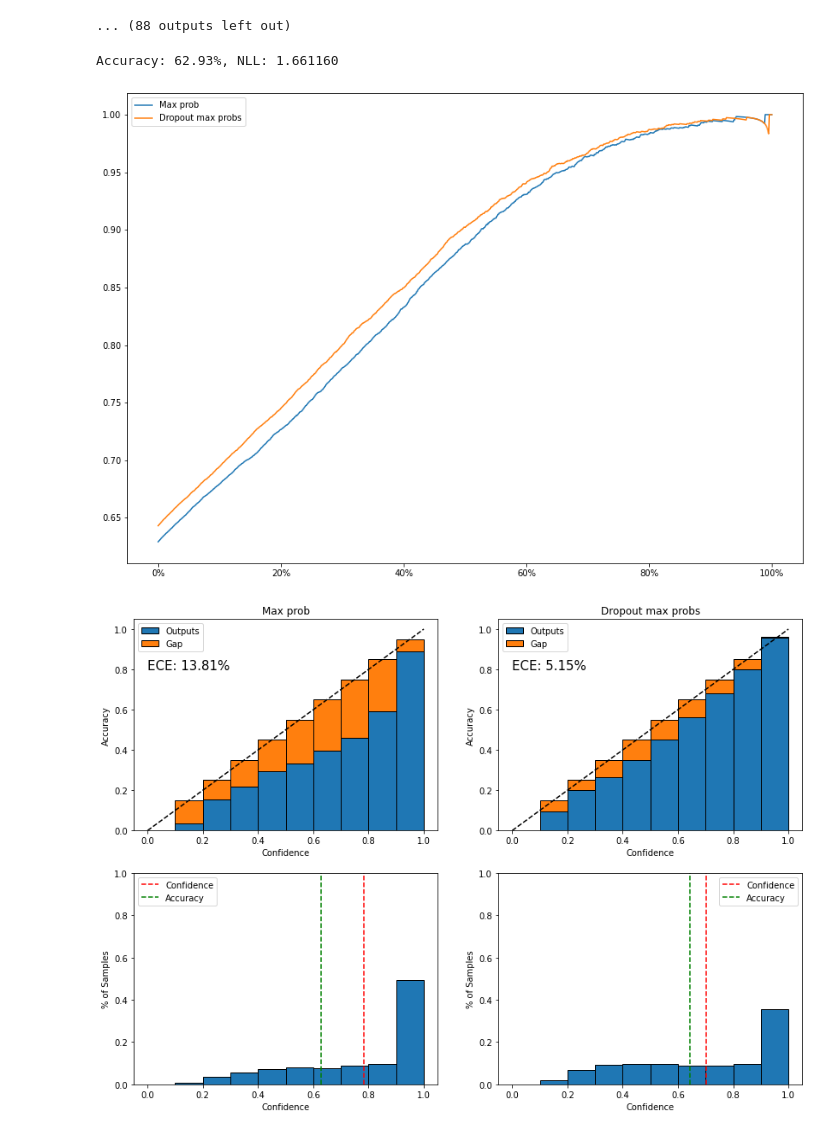
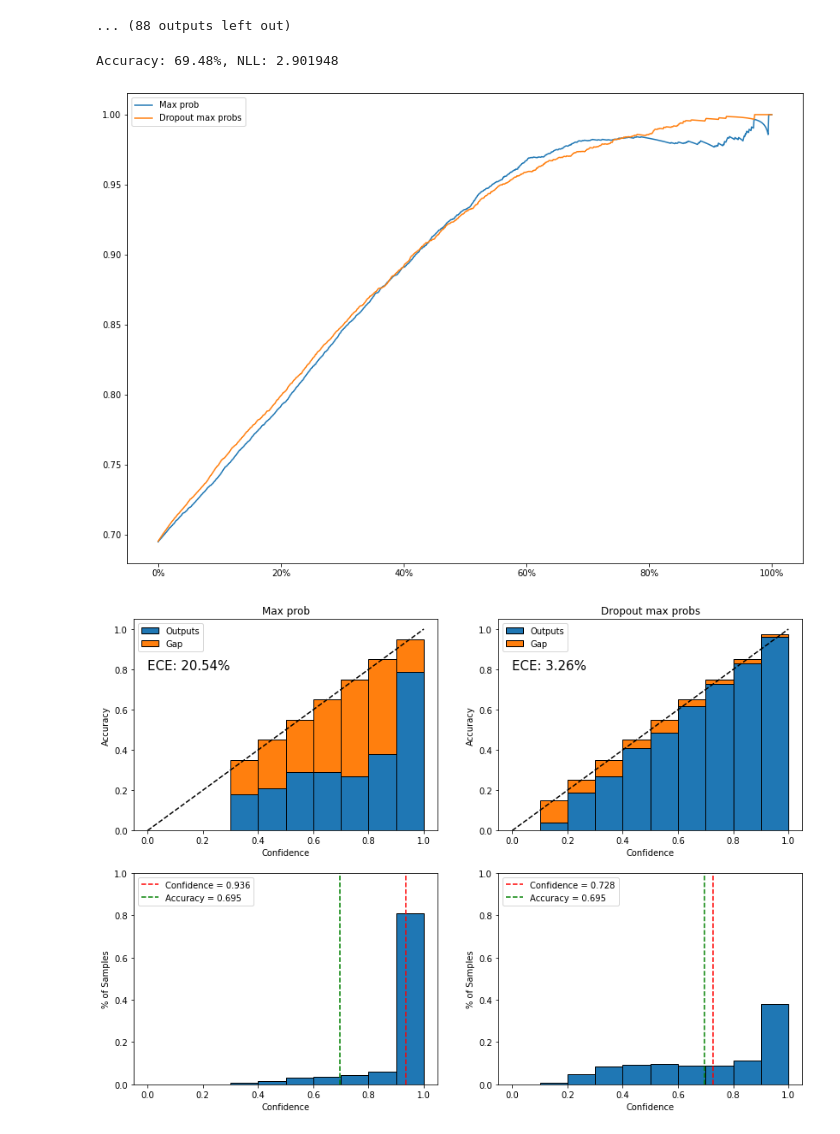
Before and after one commit to vlasakjiri/uncertainty-estimations, a Jupyter notebook: classification-cifar.ipynb, the cells around one changed output. Cells and saved outputs as stored; diff of their text form; code cells hidden in the pictures.

```diff
--- a/classification-cifar.ipynb
+++ b/classification-cifar.ipynb
@@ -113,38 +118,38 @@ Epoch 12/200
 # %%
 torch.save(model,"models/cifar100_resnet18_0.2dropout_all")
 # %%
-utils.mc_dropout.set_dropout_p(model, model, .15)
+utils.mc_dropout.set_dropout_p(model, model, .03)
 progress = utils.model.run_validation(
     model, data_loaders["val"], utils.metrics.Progress(), device, use_mc_dropout=True)
 # %%
-nll = criterion(torch.tensor(progress.logits), torch.tensor(
+nll = nn.CrossEntropyLoss()(torch.tensor(progress.logits), torch.tensor(
     progress.labels, dtype=torch.long)).item()
 print(
     f"Accuracy: {(progress.predictions==progress.labels).sum()*100/len(progress.labels):.2f}%, "
     f"NLL: {nll:4f}"
 )
 
 # mc_logits = progress.dropout_logits.mean(axis=0)
 dropout_max_probs = progress.dropout_outputs.max(axis=-1)
 
 utils.visualisations.samples_removed_vs_acc([
     ("Max prob", np.argsort(progress.max_probs)),
     ("Dropout max probs", np.argsort(dropout_max_probs))],
     progress.labels,
     progress.predictions,
     progress.dropout_predictions)
 
 
 counts = utils.visualisations.calibration_graph([
     ("Max prob", progress.max_probs, np.argsort(progress.max_probs)),
     ("Dropout max probs", dropout_max_probs, np.argsort(dropout_max_probs))],
     progress.labels,
     progress.predictions,
     progress.dropout_predictions)
 # %% [output]
-Accuracy: 62.93%, NLL: 1.661160
+Accuracy: 69.48%, NLL: 2.901948
-[figure, old version]
+[figure, new version]
-[figure, old version]
+[figure, new version]
 # %%
 import sklearn.metrics as metrics
 curves = []
```
Also changed, not shown: parts of 3 cells of this notebook, 1 other file.
